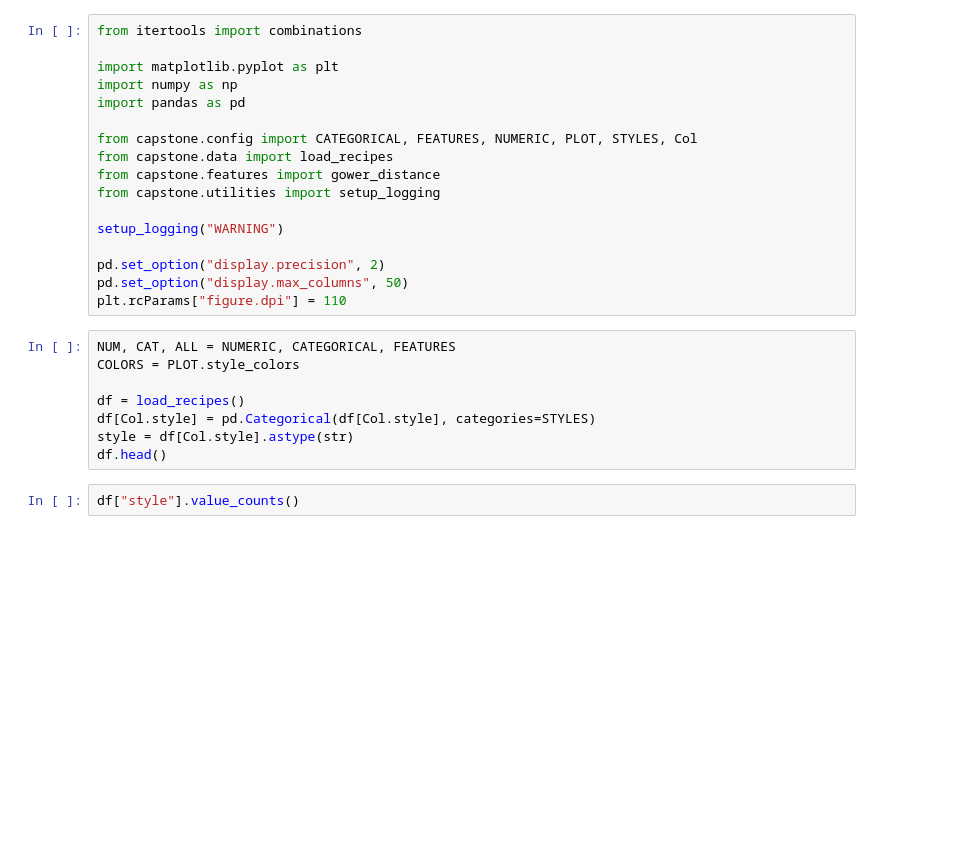
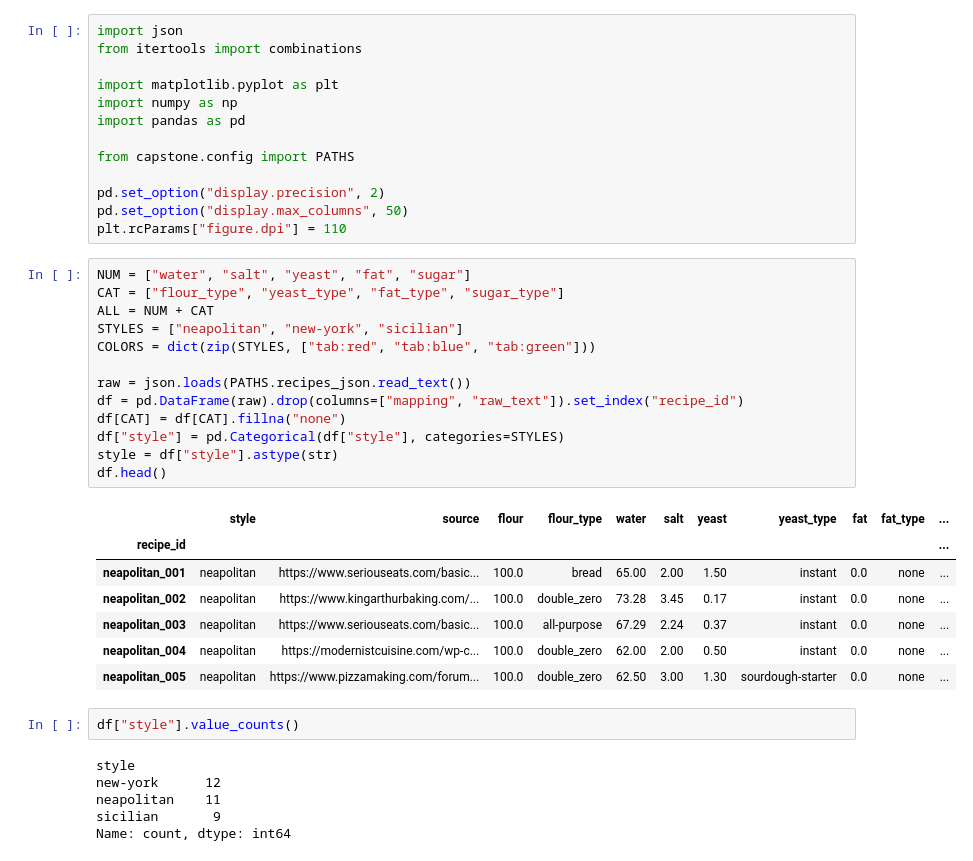
Before and after one commit to kevinhav/capstone, a Jupyter notebook: notebooks/explore/01_eda_features.ipynb, the cells around one changed output. Drawn from its saved outputs; the diff is of its cells as text; blank space fills up the shorter version.

```diff
--- a/notebooks/explore/01_eda_features.ipynb
+++ b/notebooks/explore/01_eda_features.ipynb
@@ -1,29 +1,44 @@
 # %%
+import json
 from itertools import combinations
 
 import matplotlib.pyplot as plt
 import numpy as np
 import pandas as pd
 
-from capstone.config import CATEGORICAL, FEATURES, NUMERIC, PLOT, STYLES, Col
-from capstone.data import load_recipes
-from capstone.features import gower_distance
-from capstone.utilities import setup_logging
-
-setup_logging("WARNING")
+from capstone.config import PATHS
 
 pd.set_option("display.precision", 2)
 pd.set_option("display.max_columns", 50)
 plt.rcParams["figure.dpi"] = 110
 # %%
-NUM, CAT, ALL = NUMERIC, CATEGORICAL, FEATURES
-COLORS = PLOT.style_colors
+NUM = ["water", "salt", "yeast", "fat", "sugar"]
+CAT = ["flour_type", "yeast_type", "fat_type", "sugar_type"]
+ALL = NUM + CAT
+STYLES = ["neapolitan", "new-york", "sicilian"]
+COLORS = dict(zip(STYLES, ["tab:red", "tab:blue", "tab:green"]))
 
-df = load_recipes()
-df[Col.style] = pd.Categorical(df[Col.style], categories=STYLES)
-style = df[Col.style].astype(str)
+raw = json.loads(PATHS.recipes_json.read_text())
+df = pd.DataFrame(raw).drop(columns=["mapping", "raw_text"]).set_index("recipe_id")
+df[CAT] = df[CAT].fillna("none")
+df["style"] = pd.Categorical(df["style"], categories=STYLES)
+style = df["style"].astype(str)
 df.head()
+# %% [output]
+|  | style | source | flour | flour_type | water | salt | yeast | yeast_type | fat | fat_type | ... |
+| recipe_id |  |  |  |  |  |  |  |  |  |  | ... |
+| neapolitan_001 | neapolitan | https://www.seriouseats.com/basic... | 100.0 | bread | 65.00 | 2.00 | 1.50 | instant | 0.0 | none | ... |
+| neapolitan_002 | neapolitan | https://www.kingarthurbaking.com/... | 100.0 | double_zero | 73.28 | 3.45 | 0.17 | instant | 0.0 | none | ... |
+| neapolitan_003 | neapolitan | https://www.seriouseats.com/basic... | 100.0 | all-purpose | 67.29 | 2.24 | 0.37 | instant | 0.0 | none | ... |
+| neapolitan_004 | neapolitan | https://modernistcuisine.com/wp-c... | 100.0 | double_zero | 62.00 | 2.00 | 0.50 | instant | 0.0 | none | ... |
+| neapolitan_005 | neapolitan | https://www.pizzamaking.com/forum... | 100.0 | double_zero | 62.50 | 3.00 | 1.30 | sourdough-starter | 0.0 | none | ... |
 # %%
 df["style"].value_counts()
+# %% [output]
+style
+new-york      12
+neapolitan    11
+sicilian       9
+Name: count, dtype: int64
 # %%
 df.groupby("style", observed=True)[NUM].agg(["mean", "median", "std", "min", "max"]).round(2)
```
Also changed, not shown: parts of 25 cells of this notebook, 3 other files.
